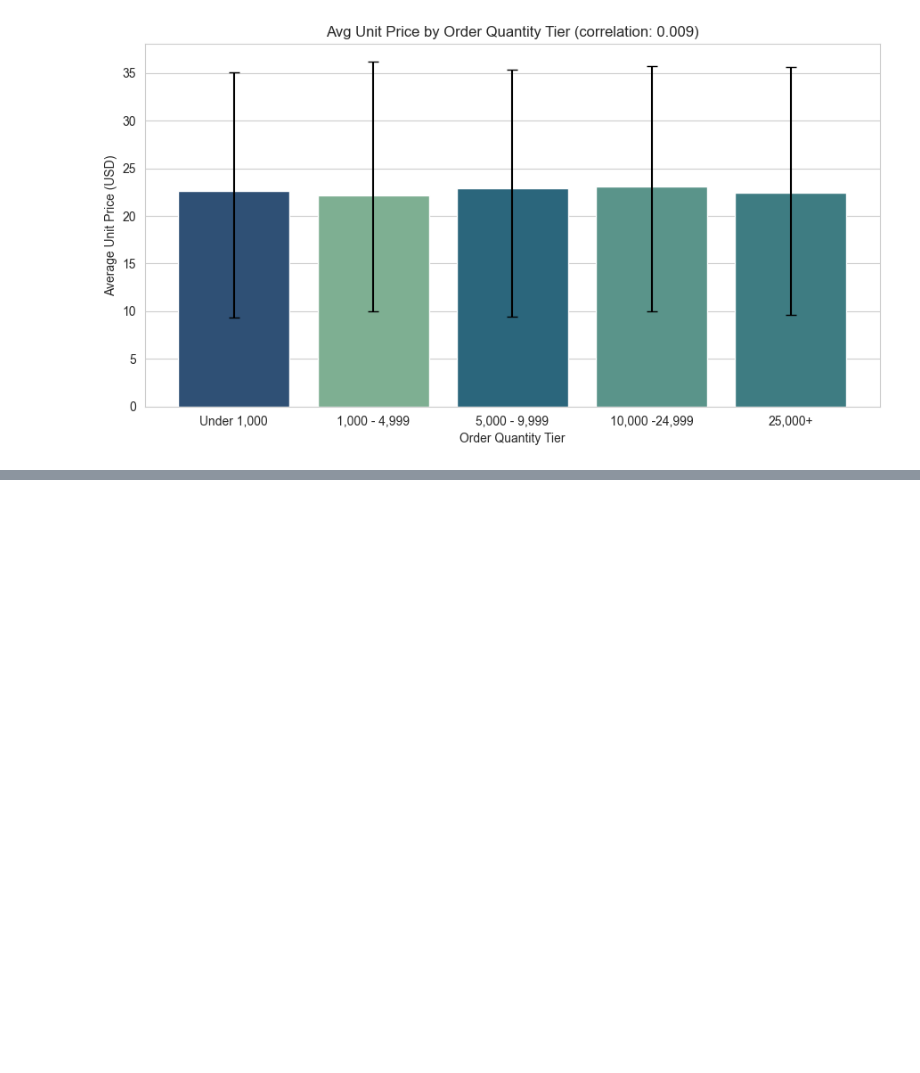
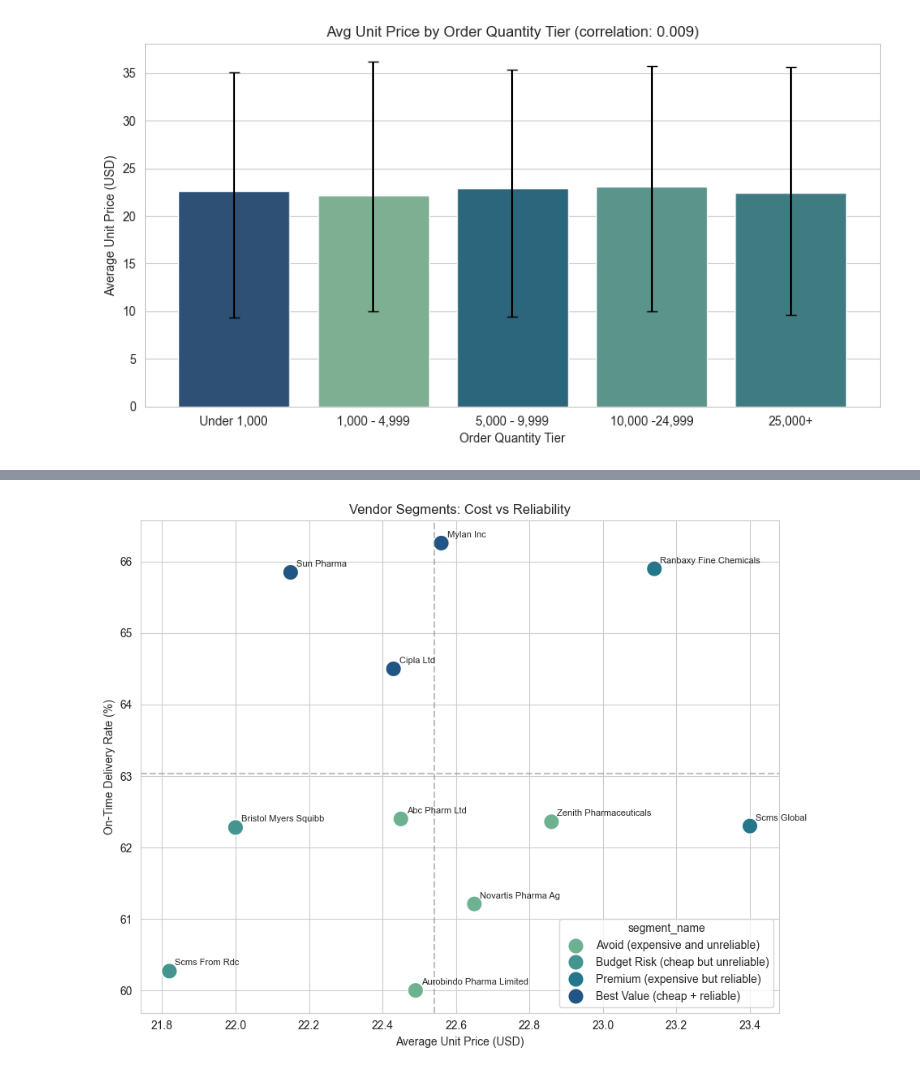
Before and after one commit to yashmonde24/Supply-Chain-Shipment-Pricing-And-Delivery-Risk-Analysis, a Jupyter notebook: python/kpi_analysis.ipynb, the cells around one changed output, grey strips where cells are left out. Drawn from its saved outputs; the diff is of its cells as text; code cells hidden in the pictures; blank space fills up the shorter version.

```diff
--- a/python/kpi_analysis.ipynb
+++ b/python/kpi_analysis.ipynb
@@ -484,0 +476,70 @@ Quantity-to-price correlation: 0.009
+# %%
+
+# Build vendor-level summary (one row per vendor)
+
+query_seg = """
+            SELECT
+                vendor,
+                COUNT(*) AS total_orders,
+                ROUND(SUM(line_item_value), 2) AS total_order_value,
+                ROUND(AVG(unit_price), 2) AS avg_unit_price,
+                ROUND(100.0 * SUM(CASE WHEN is_on_time = 'YES' THEN 1 ELSE 0 END) / COUNT(is_on_time), 2) AS on_time_rate_pct
+            FROM clean_shipment_pricing
+            GROUP BY vendor
+            HAVING COUNT(*) > 0;
+            """
+vendors = pd.read_sql(query_seg, engine)
+print(f"Segmenting {len(vendors)} vendors")
+
+
+# Scale features (equal weightage)
+features = vendors[["avg_unit_price", "on_time_rate_pct"]]
+scaler = StandardScaler()
+features_scaled = scaler.fit_transform(features)
+
+# Cluster into 4 groups
+kmeans = KMeans(n_clusters=4, random_state=42, n_init=10)
+vendors["segment_id"] = kmeans.fit_predict(features_scaled)
+
+# Segmentation
+avg_price = vendors["avg_unit_price"].mean()
+avg_otd = vendors["on_time_rate_pct"].mean()
+
+def name_segment(row):
+    cheap = row["avg_unit_price"] <= avg_price
+    reliable = row["on_time_rate_pct"] >= avg_otd
+    if cheap and reliable:
+        return "Best Value (cheap + reliable)"
+    elif not cheap and reliable:
+        return "Premium (expensive but reliable)"
+    elif cheap and not reliable:
+        return "Budget Risk (cheap but unreliable)"
+    else:
+        return "Avoid (expensive and unreliable)"
+
+segment_labels = vendors.groupby("segment_id").apply(
+                               lambda g: name_segment(g[["avg_unit_price", "on_time_rate_pct"]].mean()),
+                               include_groups=False
+                               )
+vendors["segment_name"] = vendors["segment_id"].map(segment_labels)
+
+print("\n Vendor segments ")
+print(vendors[["vendor", "avg_unit_price", "on_time_rate_pct", "segment_name"]]
+      .sort_values("segment_name").to_string(index=False))
+
+# Visualize
+plt.figure(figsize=(9, 7))
+sns.scatterplot(data=vendors, x="avg_unit_price", y="on_time_rate_pct", hue="segment_name", s=200, palette="crest")
+plt.axhline(avg_otd, color="gray", linestyle="--", alpha=0.5)
+plt.axvline(avg_price, color="gray", linestyle="--", alpha=0.5)
+for _, row in vendors.iterrows():
+    plt.annotate(row["vendor"], (row["avg_unit_price"], row["on_time_rate_pct"]), fontsize=8, xytext=(5, 5), textcoords="offset points")
+
+plt.title("Vendor Segments: Cost vs Reliability")
+plt.xlabel("Average Unit Price (USD)")
+plt.ylabel("On-Time Delivery Rate (%)")
+plt.tight_layout()
+plt.savefig("vendor_segments.png", dpi=120)
+plt.show()
+plt.close()
+# %% [output]
@@ -484,0 +561 @@ Quantity-to-price correlation: 0.009
+[figure, added]
```
Also changed, not shown: parts of 34 cells of this notebook, 3 other files.
